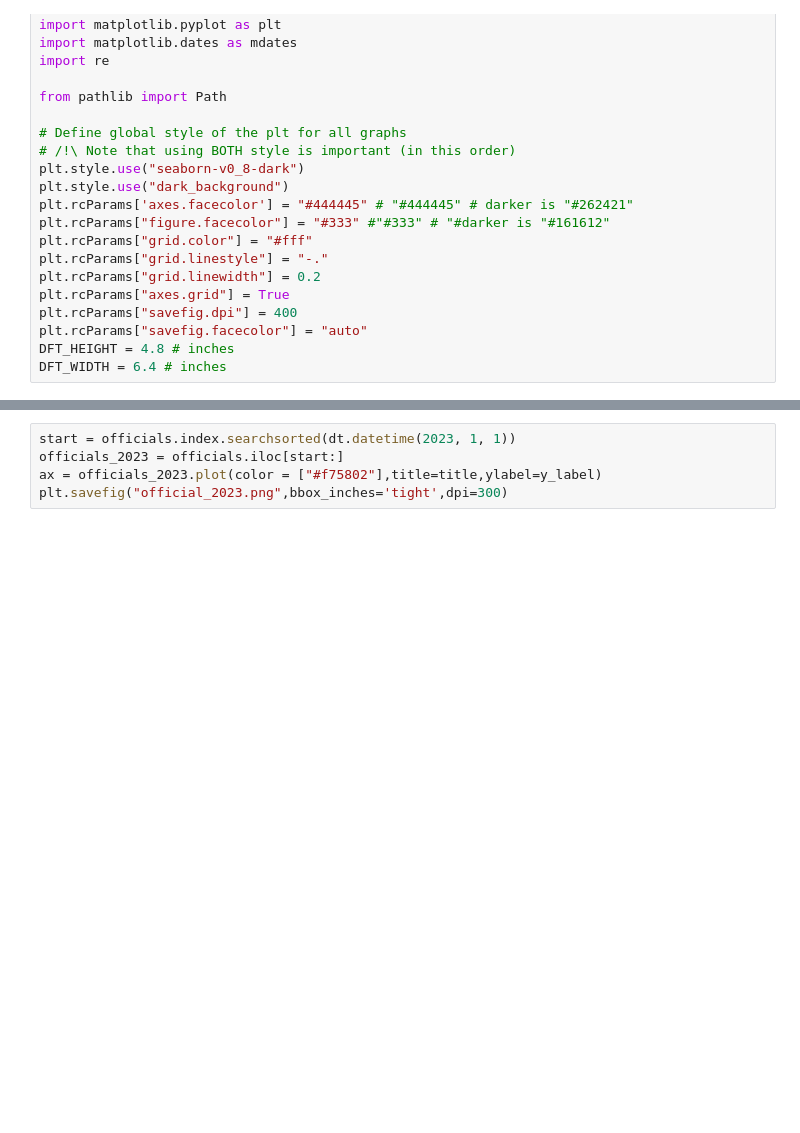
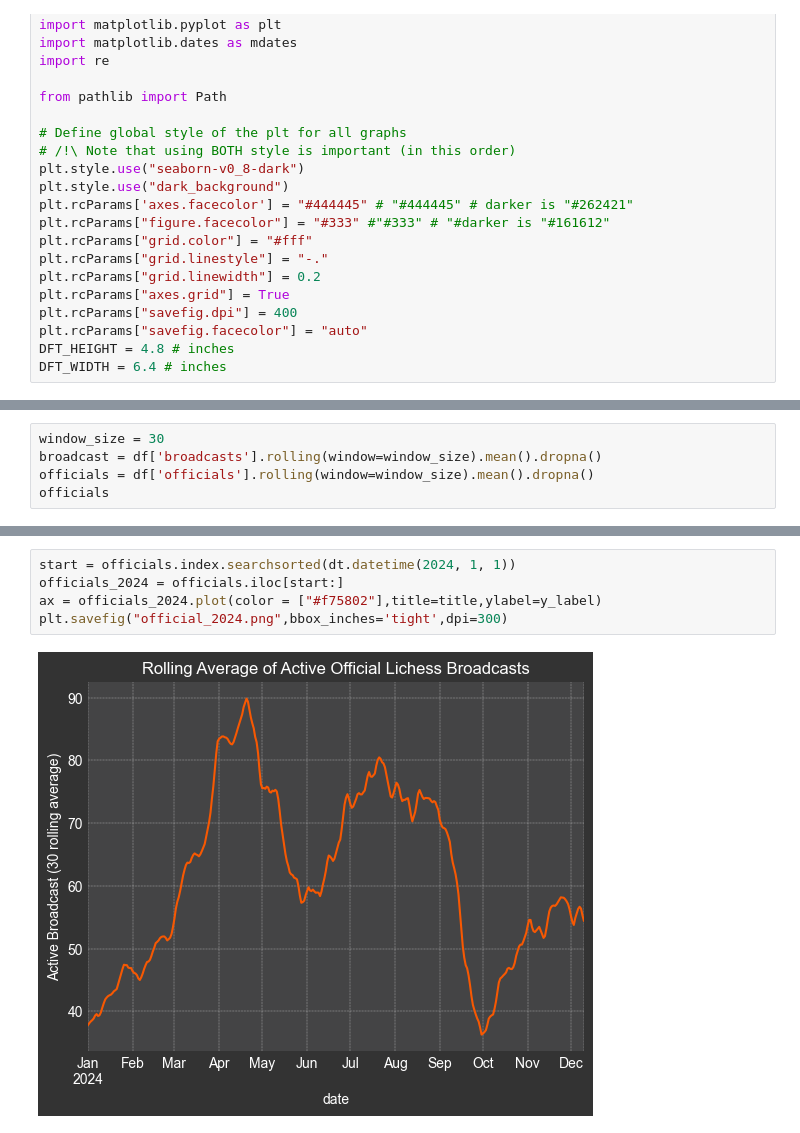
Before and after one commit to kraktus/lichess-broadcast-graph, a Jupyter notebook: graphs.ipynb, the cells around one changed output, grey strips where cells are left out. Drawn from its saved outputs; the diff is of its cells as text; blank space fills up the shorter version.

```diff
--- a/graphs.ipynb
+++ b/graphs.ipynb
@@ -42,0 +59,5 @@ officials
+# %%
+window_size = 30
+broadcast = df['broadcasts'].rolling(window=window_size).mean().dropna()
+officials = df['officials'].rolling(window=window_size).mean().dropna()
+officials
@@ -51,8 +88,10 @@ plt.savefig("official_all_time.png",bbox_inches='tight',dpi=300)
 # %%
-start = officials.index.searchsorted(dt.datetime(2023, 1, 1))
-officials_2023 = officials.iloc[start:]
-ax = officials_2023.plot(color = ["#f75802"],title=title,ylabel=y_label)
-plt.savefig("official_2023.png",bbox_inches='tight',dpi=300)
+start = officials.index.searchsorted(dt.datetime(2024, 1, 1))
+officials_2024 = officials.iloc[start:]
+ax = officials_2024.plot(color = ["#f75802"],title=title,ylabel=y_label)
+plt.savefig("official_2024.png",bbox_inches='tight',dpi=300)
+# %% [output]
+[figure, added]
 # %%
 rr = officials.to_frame()
 rr["all broadcasts"] = broadcast
```
Also changed, not shown: parts of 7 cells of this notebook, 1 other file.
